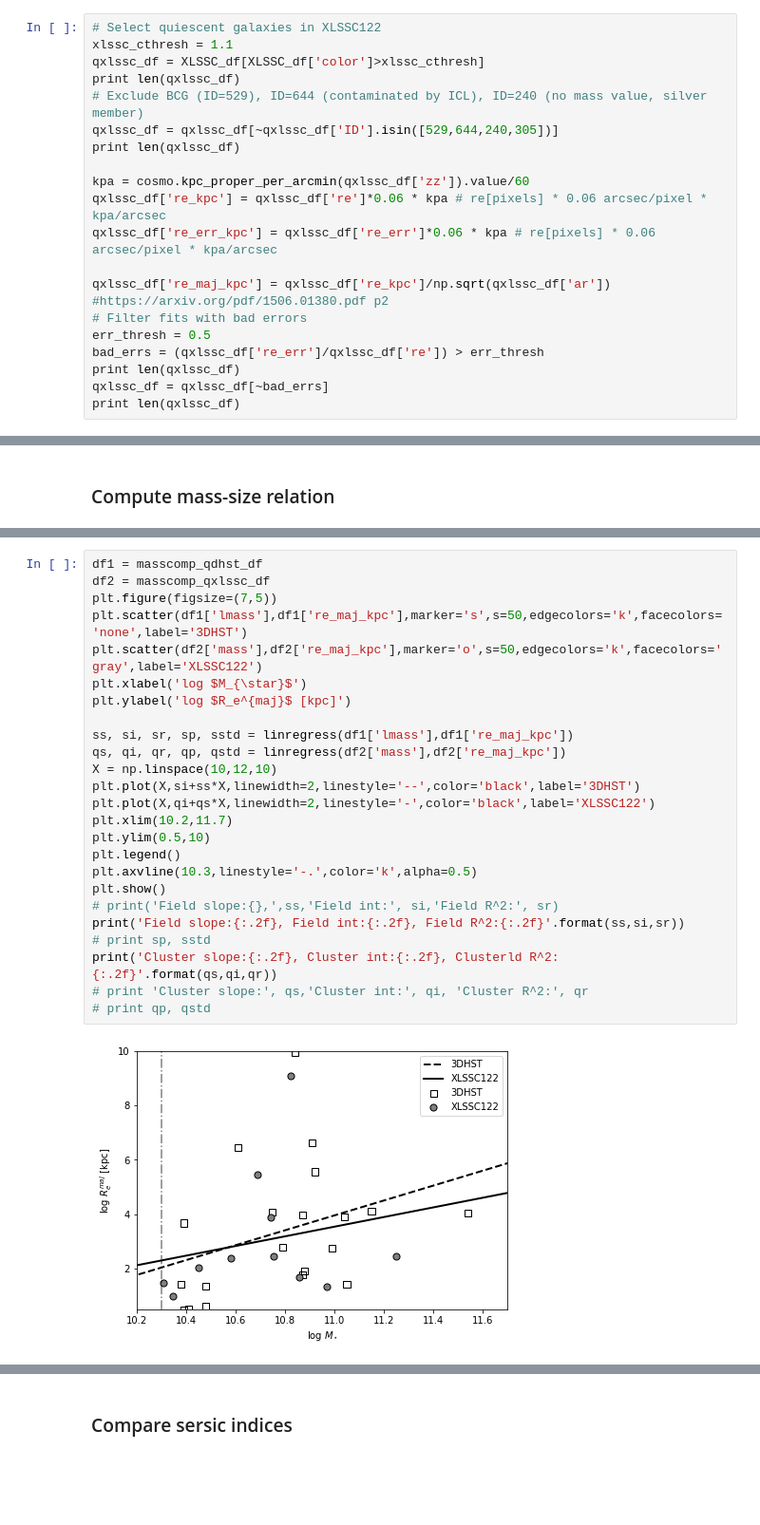
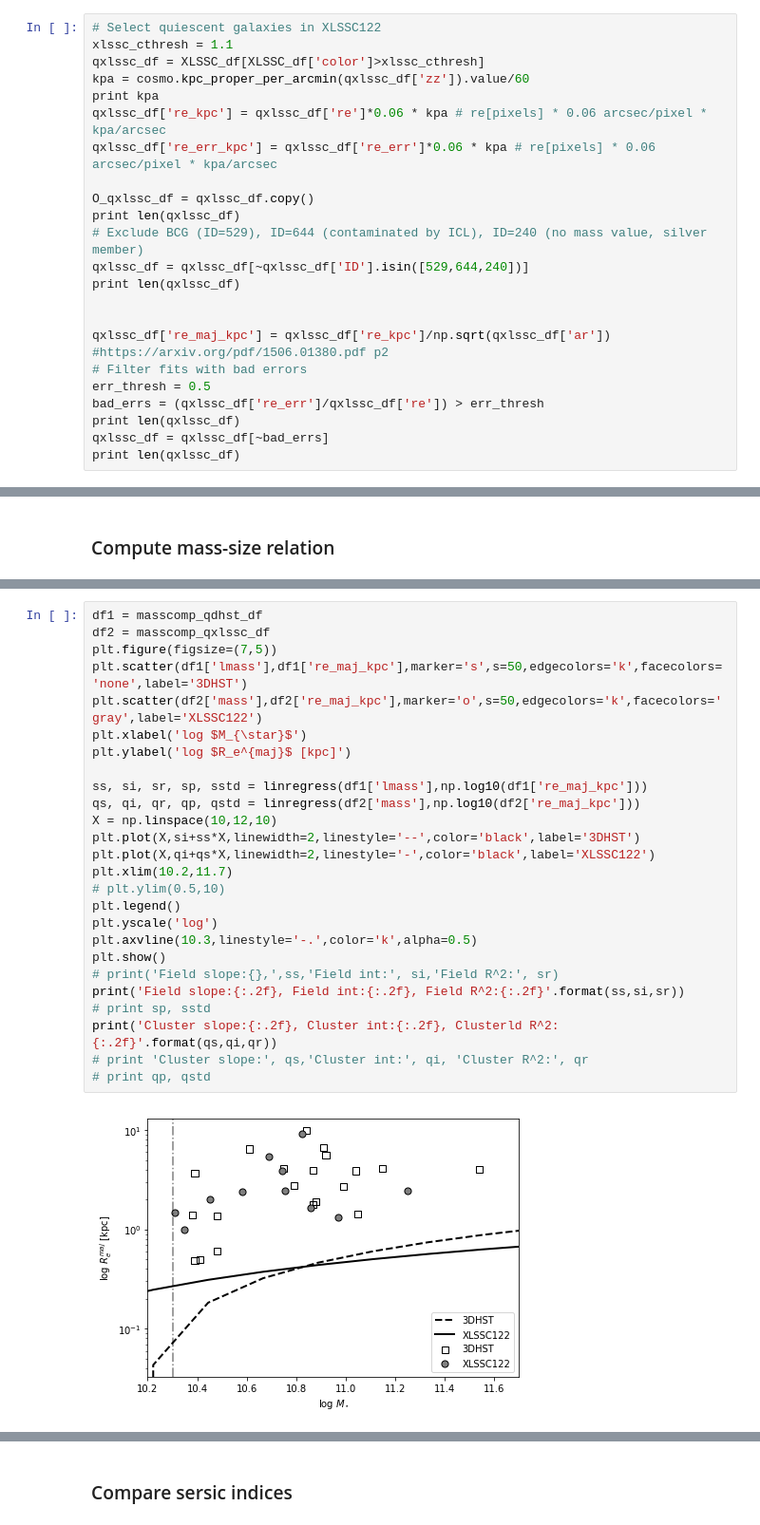
Before and after one commit to enoordeh/GalaxyPops, a Jupyter notebook: Analysis/mass_size.ipynb, the cells around one changed output, grey strips where cells are left out. Shown at 95% size. Drawn from its saved outputs; the diff is of its cells as text; blank space fills up the shorter version.

```diff
--- a/Analysis/mass_size.ipynb
+++ b/Analysis/mass_size.ipynb
@@ -74,14 +67,17 @@ print len(qdhst_df)
 # Select quiescent galaxies in XLSSC122
 xlssc_cthresh = 1.1
 qxlssc_df = XLSSC_df[XLSSC_df['color']>xlssc_cthresh]
+kpa = cosmo.kpc_proper_per_arcmin(qxlssc_df['zz']).value/60
+print kpa
+qxlssc_df['re_kpc'] = qxlssc_df['re']*0.06 * kpa # re[pixels] * 0.06 arcsec/pixel * kpa/arcsec
+qxlssc_df['re_err_kpc'] = qxlssc_df['re_err']*0.06 * kpa # re[pixels] * 0.06 arcsec/pixel * kpa/arcsec
+
+O_qxlssc_df = qxlssc_df.copy()
 print len(qxlssc_df)
 # Exclude BCG (ID=529), ID=644 (contaminated by ICL), ID=240 (no mass value, silver member)
-qxlssc_df = qxlssc_df[~qxlssc_df['ID'].isin([529,644,240,305])]
+qxlssc_df = qxlssc_df[~qxlssc_df['ID'].isin([529,644,240])]
 print len(qxlssc_df)
 
-kpa = cosmo.kpc_proper_per_arcmin(qxlssc_df['zz']).value/60
-qxlssc_df['re_kpc'] = qxlssc_df['re']*0.06 * kpa # re[pixels] * 0.06 arcsec/pixel * kpa/arcsec
-qxlssc_df['re_err_kpc'] = qxlssc_df['re_err']*0.06 * kpa # re[pixels] * 0.06 arcsec/pixel * kpa/arcsec
 
 qxlssc_df['re_maj_kpc'] = qxlssc_df['re_kpc']/np.sqrt(qxlssc_df['ar']) #https://arxiv.org/pdf/1506.01380.pdf p2
 # Filter fits with bad errors
@@ -182,27 +158,28 @@ Cluster slope:0.25, Cluster int:-2.44, Clusterld R^2:0.38
 # %%
 df1 = masscomp_qdhst_df
 df2 = masscomp_qxlssc_df
 plt.figure(figsize=(7,5))
 plt.scatter(df1['lmass'],df1['re_maj_kpc'],marker='s',s=50,edgecolors='k',facecolors='none',label='3DHST')
 plt.scatter(df2['mass'],df2['re_maj_kpc'],marker='o',s=50,edgecolors='k',facecolors='gray',label='XLSSC122')
 plt.xlabel('log $M_{\star}$')
 plt.ylabel('log $R_e^{maj}$ [kpc]')
 
-ss, si, sr, sp, sstd = linregress(df1['lmass'],df1['re_maj_kpc'])
-qs, qi, qr, qp, qstd = linregress(df2['mass'],df2['re_maj_kpc'])
+ss, si, sr, sp, sstd = linregress(df1['lmass'],np.log10(df1['re_maj_kpc']))
+qs, qi, qr, qp, qstd = linregress(df2['mass'],np.log10(df2['re_maj_kpc']))
 X = np.linspace(10,12,10)
 plt.plot(X,si+ss*X,linewidth=2,linestyle='--',color='black',label='3DHST')
 plt.plot(X,qi+qs*X,linewidth=2,linestyle='-',color='black',label='XLSSC122')
 plt.xlim(10.2,11.7)
-plt.ylim(0.5,10)
+# plt.ylim(0.5,10)
 plt.legend()
+plt.yscale('log')
 plt.axvline(10.3,linestyle='-.',color='k',alpha=0.5)
 plt.show()
 # print('Field slope:{},',ss,'Field int:', si,'Field R^2:', sr)
 print('Field slope:{:.2f}, Field int:{:.2f}, Field R^2:{:.2f}'.format(ss,si,sr))
 # print sp, sstd
 print('Cluster slope:{:.2f}, Cluster int:{:.2f}, Clusterld R^2:{:.2f}'.format(qs,qi,qr))
 # print 'Cluster slope:', qs,'Cluster int:', qi, 'Cluster R^2:', qr
 # print qp, qstd
 # %% [output]
-[figure, old version]
+[figure, new version]
```
Also changed, not shown: parts of 11 cells of this notebook.
